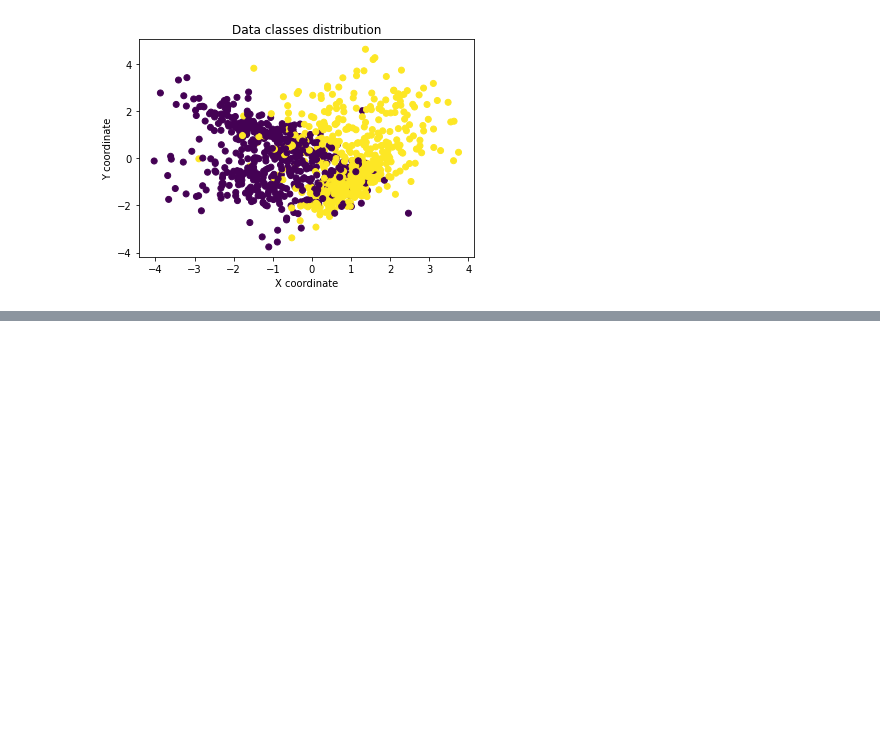
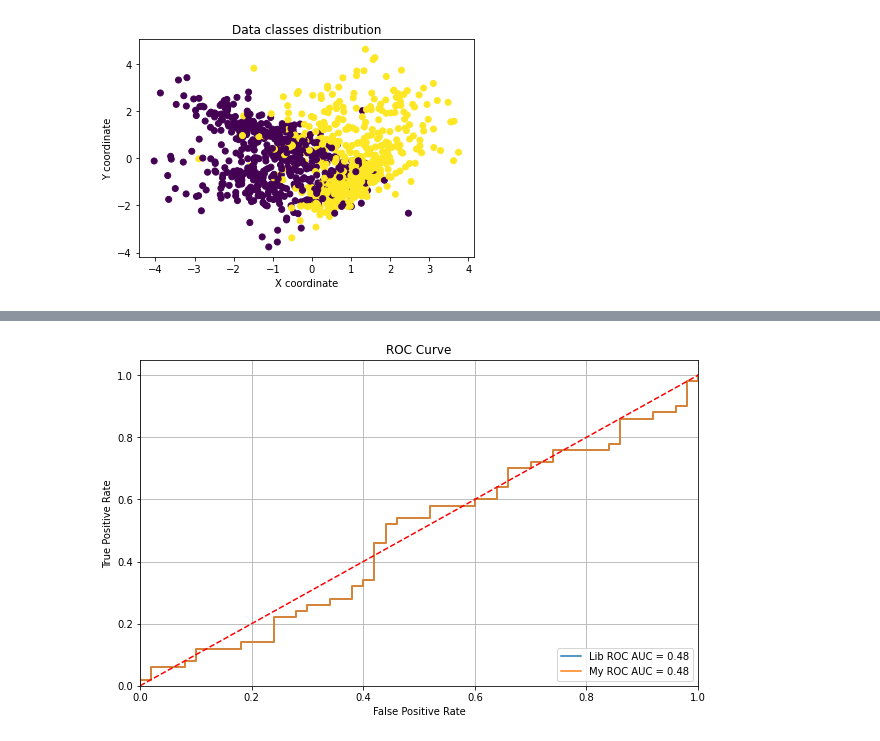
Before and after one commit to goglom/ML, a Jupyter notebook: Problem_0/main.ipynb, the cells around one changed output, grey strips where cells are left out. Cells and saved outputs as stored; diff of their text form; code cells hidden in the pictures; blank space fills up the shorter version.

```diff
--- a/Problem_1/Untitled.ipynb
+++ b/Problem_0/main.ipynb
@@ -30,12 +27,9 @@ probs = model.predict(test_x)
 # %% [output]
 [figure]
 # %%
-#N = 10000
-#lr_probs = np.array(np.random.random(N))
-#test_y = np.array((np.random.random(N) - 0.5) > 0, dtype=bool)
-#test_y = np.array([0, 1, 0, 0, 1, 1, 0, 1, 1, 0, 1, 0, 1])
-test_y, probs = my.coin_flip(np.zeros(100000))
-
+test_y = np.random.random_sample(100) - 0.5 >= 0#np.array([0, 1, 0,1,0,0,1,0,0,0,0,1,1,1,0,1, 1, 1, 1,1,1,0,0,0,1,0,1])
+labels, confidence = my.coin_flip(test_y)
+probs = np.array([i if label else 1 - i for label, i in zip(labels, confidence)])
 
 fpr, tpr = my.get_roc_curve(probs, test_y)
 lib_fpr, lib_tpr, _ = roc_curve(test_y, probs)
@@ -59,3 +52,4 @@ SyntaxError: Missing parentheses in call to 'print'. Did you mean print(1)? (<ip
+[figure, added]
 # %%
 rec, prs = my.get_pr_curve(probs, test_y)
 my_pr_auc = my.auc(rec, prs)
```
Also changed, not shown: parts of 3 cells of this notebook, 6 other files.
